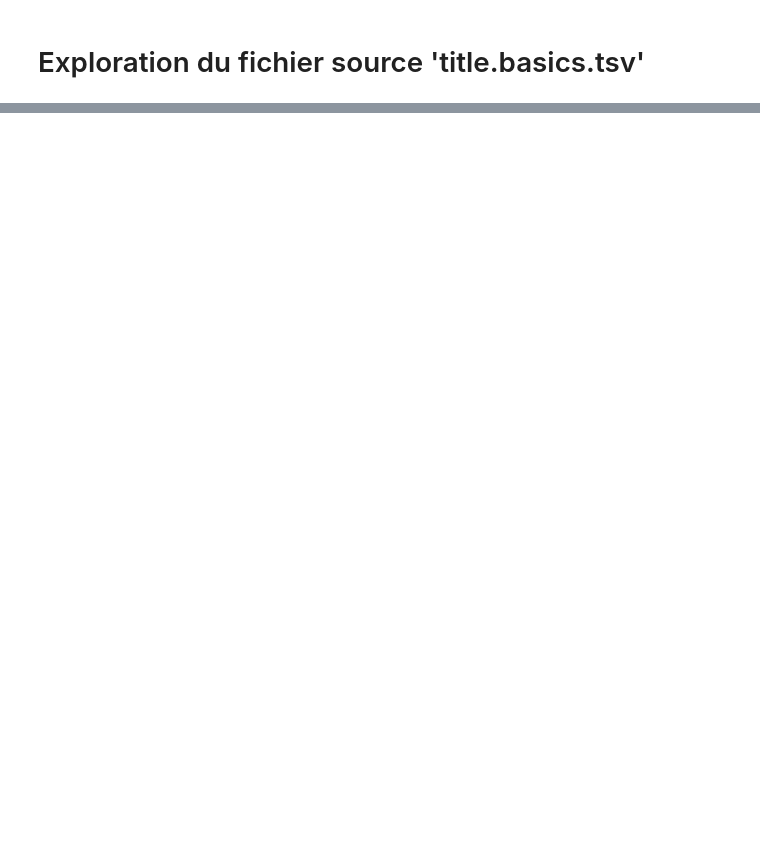
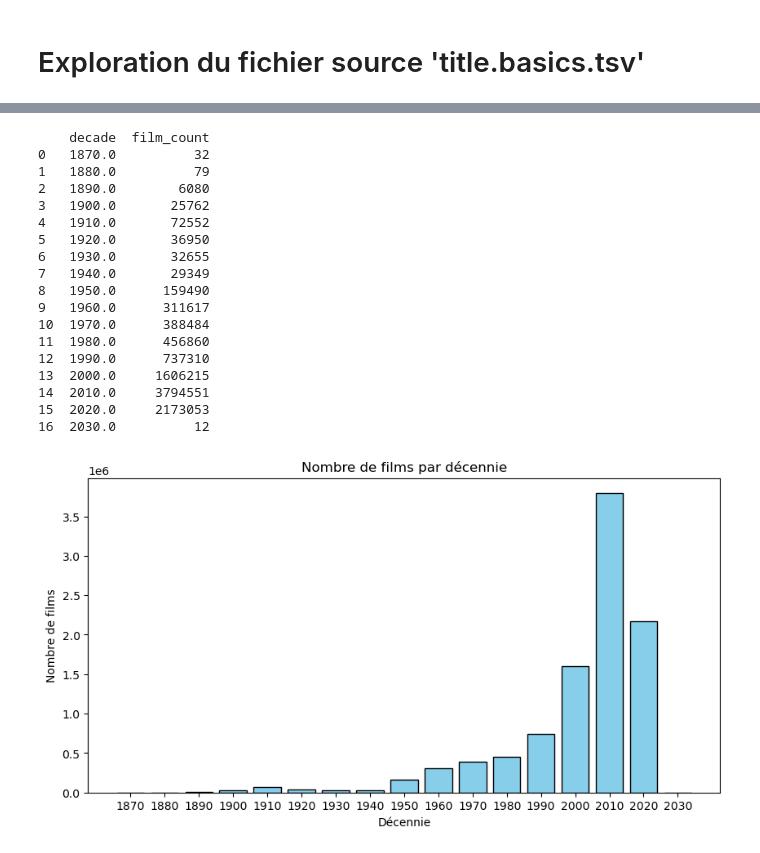
Before and after one commit to jpvt-data/AlgoCinema, a Jupyter notebook: exploration/exploration_title_basics.ipynb, the cells around one changed output, grey strips where cells are left out. Saved outputs shown, nothing was run; the diff lists cells and outputs as text; code cells hidden in the pictures; blank space fills up the shorter version.

```diff
--- a/exploration/exploration_title_basics.ipynb
+++ b/exploration/exploration_title_basics.ipynb
@@ -95,0 +262,39 @@ Brouillon :
+# %%
+# Décennie = année - (année % 10)
+df_title_basics['year'] = df_title_basics['startYear'].dt.year
+df_title_basics['decade'] = (df_title_basics['year'] // 10) * 10
+
+# Compter le nombre de films par décennie
+films_per_decade = df_title_basics.groupby('decade').size().reset_index(name='film_count')
+
+# Afficher les résultats
+print(films_per_decade)
+
+# Visualiser
+plt.figure(figsize=(10, 5))
+plt.bar(films_per_decade['decade'], films_per_decade['film_count'], width=8, color='skyblue', edgecolor='black')
+plt.xlabel('Décennie')
+plt.ylabel('Nombre de films')
+plt.title('Nombre de films par décennie')
+plt.xticks(films_per_decade['decade'])
+plt.show()
+# %% [output]
+    decade  film_count
+0   1870.0          32
+1   1880.0          79
+2   1890.0        6080
+3   1900.0       25762
+4   1910.0       72552
+5   1920.0       36950
+6   1930.0       32655
+7   1940.0       29349
+8   1950.0      159490
+9   1960.0      311617
+10  1970.0      388484
+11  1980.0      456860
+12  1990.0      737310
+13  2000.0     1606215
+14  2010.0     3794551
+15  2020.0     2173053
+16  2030.0          12
+[figure, added]
```
Also changed, not shown: parts of 20 cells of this notebook, 1 other file.
